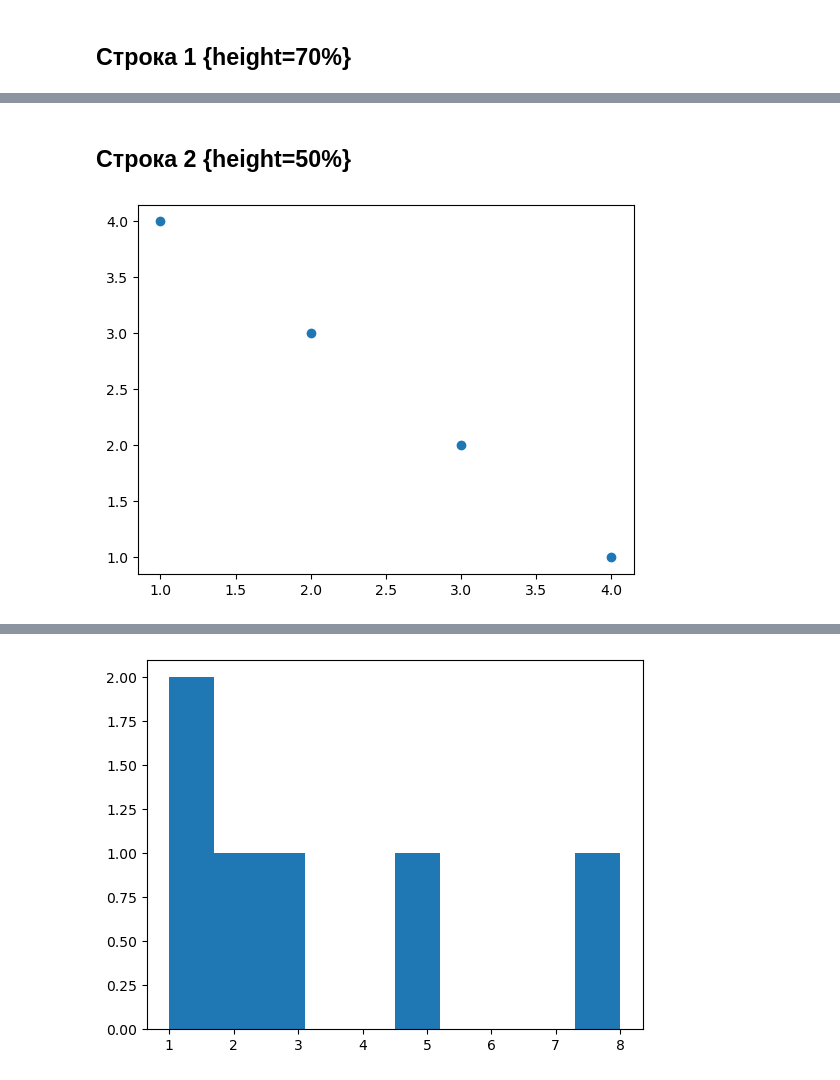
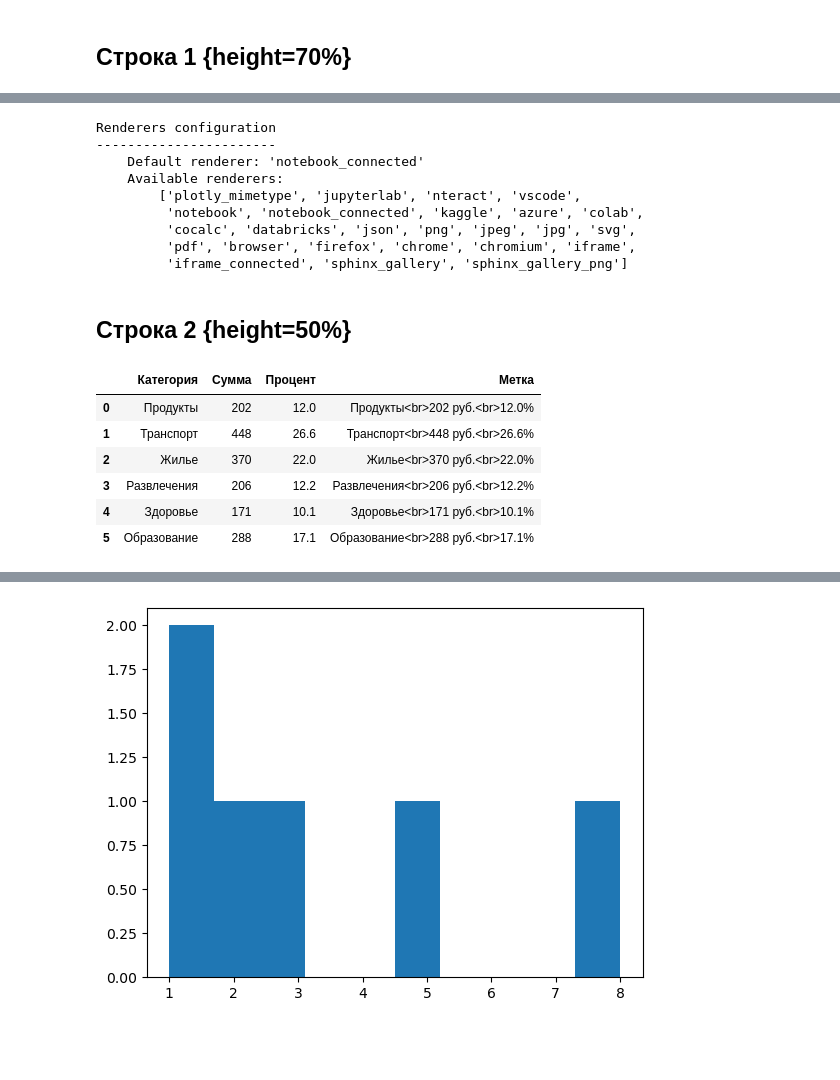
Before and after one commit to ryaguzov2020-a11y/Learning, a Jupyter notebook: Черновики/quarto_dashboard.ipynb, the cells around one changed output, grey strips where cells are left out. Drawn from its saved outputs; the diff is of its cells as text; code cells hidden in the pictures; blank space fills up the shorter version.

```diff
--- a/Черновики/quarto_dashboard.ipynb
+++ b/Черновики/quarto_dashboard.ipynb
@@ -20,8 +53,49 @@ plt.show()
+# %%
+#| include: False
+pio.renderers
+# %% [output]
+Renderers configuration
+-----------------------
+    Default renderer: 'notebook_connected'
+    Available renderers:
+        ['plotly_mimetype', 'jupyterlab', 'nteract', 'vscode',
+         'notebook', 'notebook_connected', 'kaggle', 'azure', 'colab',
+         'cocalc', 'databricks', 'json', 'png', 'jpeg', 'jpg', 'svg',
+         'pdf', 'browser', 'firefox', 'chrome', 'chromium', 'iframe',
+         'iframe_connected', 'sphinx_gallery', 'sphinx_gallery_png']
 # %% [markdown]
 ## Строка 2 {height=50%}
 # %%
-# Здесь будет ваш второй график
-plt.scatter([1, 2, 3, 4], [4, 3, 2, 1])
-plt.show()
+#| include: False
+
+import plotly.graph_objects as go
+import pandas as pd
+import numpy as np
+
+import plotly.io as pio
+pio.renderers.default = 'notebook_connected'
+
+# Генерация данных
+np.random.seed(42)
+categories = ['Продукты', 'Транспорт', 'Жилье', 'Развлечения', 'Здоровье', 'Образование']
+values = np.random.randint(100, 500, size=len(categories))
+
+# Создание DataFrame
+df = pd.DataFrame({
+    'Категория': categories,
+    'Сумма': values
+})
+
+# Расчет процентов
+total = df['Сумма'].sum()
+df['Процент'] = (df['Сумма'] / total * 100).round(1)
+df['Метка'] = df['Категория'] + '<br>' + df['Сумма'].astype(str) + ' руб.<br>' + df['Процент'].astype(str) + '%'
+df
 # %% [output]
-[figure, removed]
+|  | Категория | Сумма | Процент | Метка |
+| 0 | Продукты | 202 | 12.0 | Продукты<br>202 руб.<br>12.0% |
+| 1 | Транспорт | 448 | 26.6 | Транспорт<br>448 руб.<br>26.6% |
+| 2 | Жилье | 370 | 22.0 | Жилье<br>370 руб.<br>22.0% |
+| 3 | Развлечения | 206 | 12.2 | Развлечения<br>206 руб.<br>12.2% |
+| 4 | Здоровье | 171 | 10.1 | Здоровье<br>171 руб.<br>10.1% |
+| 5 | Образование | 288 | 17.1 | Образование<br>288 руб.<br>17.1% |
```
Also changed, not shown: parts of 5 cells of this notebook.
